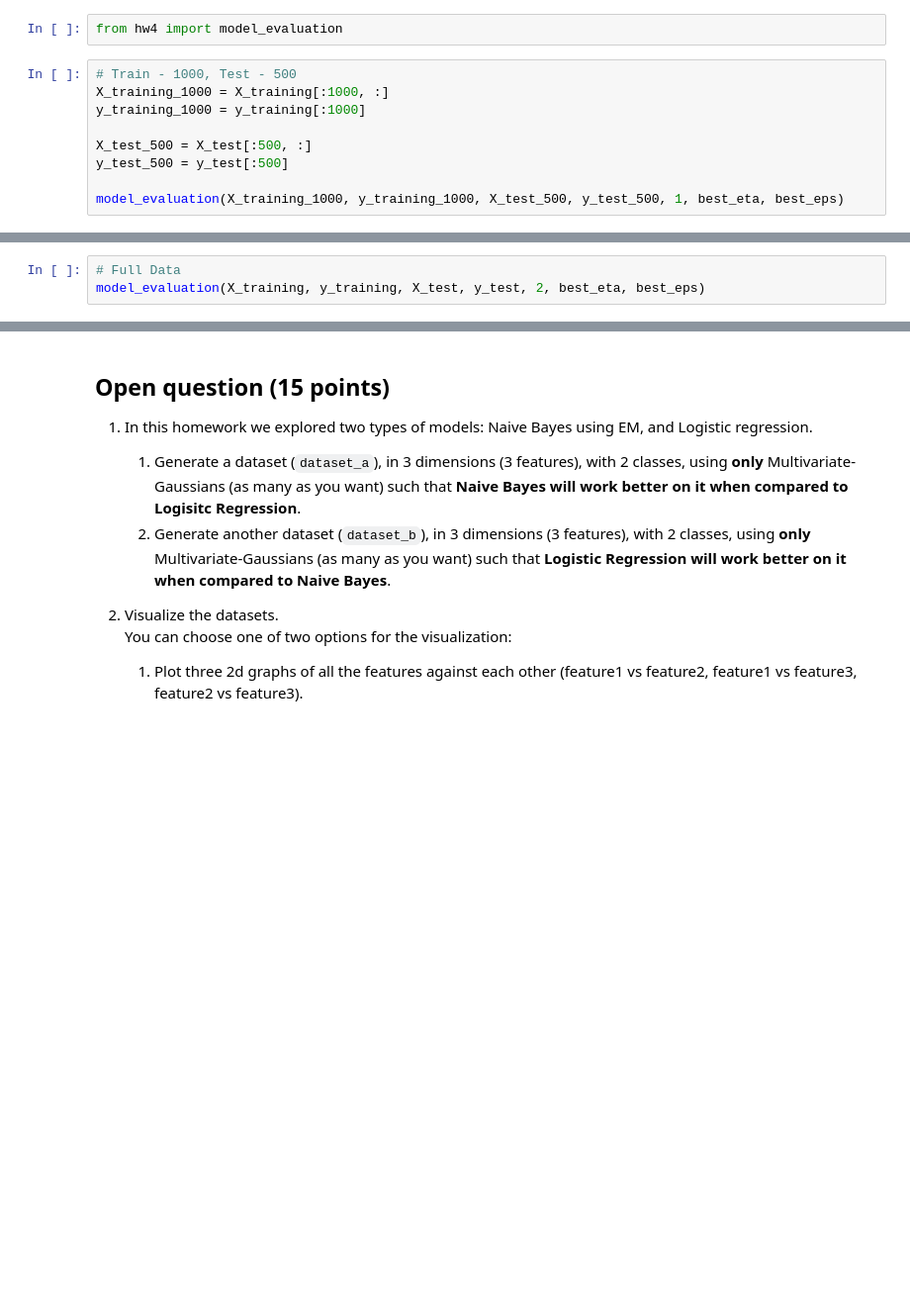
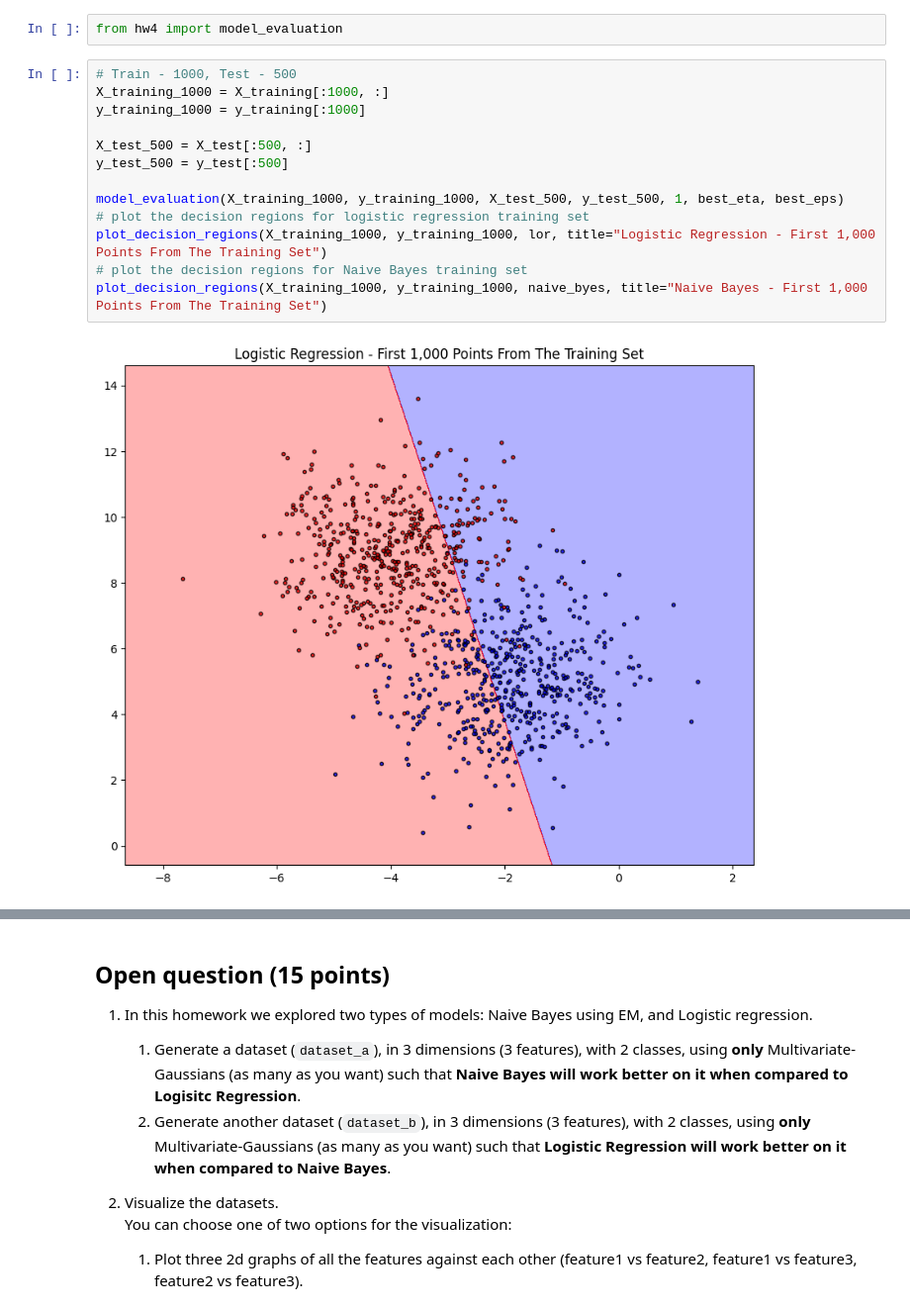
Before and after one commit to SinaiDori/MachineLearningRUNI, a Jupyter notebook: HW4/hw4.ipynb, the cells around one changed output, grey strips where cells are left out. Shown at 99% size. Drawn from its saved outputs; the diff is of its cells as text; blank space fills up the shorter version.

```diff
--- a/HW4/hw4.ipynb
+++ b/HW4/hw4.ipynb
@@ -387,9 +387,15 @@ from hw4 import model_evaluation
 # %%
 # Train - 1000, Test - 500
 X_training_1000 = X_training[:1000, :]
 y_training_1000 = y_training[:1000]
 
 X_test_500 = X_test[:500, :]
 y_test_500 = y_test[:500]
 
 model_evaluation(X_training_1000, y_training_1000, X_test_500, y_test_500, 1, best_eta, best_eps)
+# plot the decision regions for logistic regression training set
+plot_decision_regions(X_training_1000, y_training_1000, lor, title="Logistic Regression - First 1,000 Points From The Training Set")
+# plot the decision regions for Naive Bayes training set
+plot_decision_regions(X_training_1000, y_training_1000, naive_byes, title="Naive Bayes - First 1,000 Points From The Training Set")
+# %% [output]
+[figure, added]
@@ -396,3 +402,0 @@ model_evaluation(X_training_1000, y_training_1000, X_test_500, y_test_500, 1, be
-# %%
-# Full Data
-model_evaluation(X_training, y_training, X_test, y_test, 2, best_eta, best_eps)
```
Also changed, not shown: parts of 8 cells of this notebook, 1 other file.
